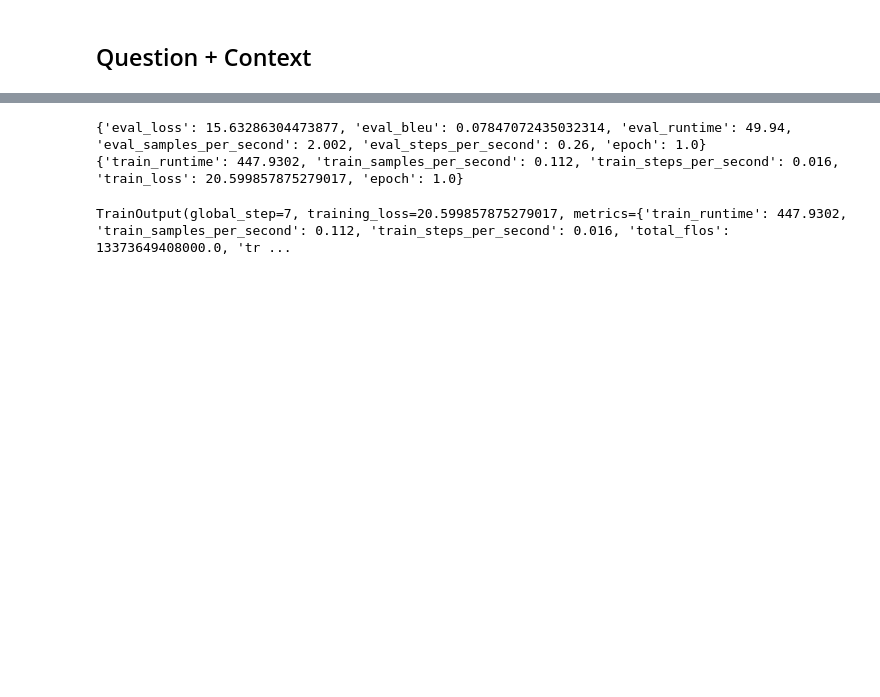
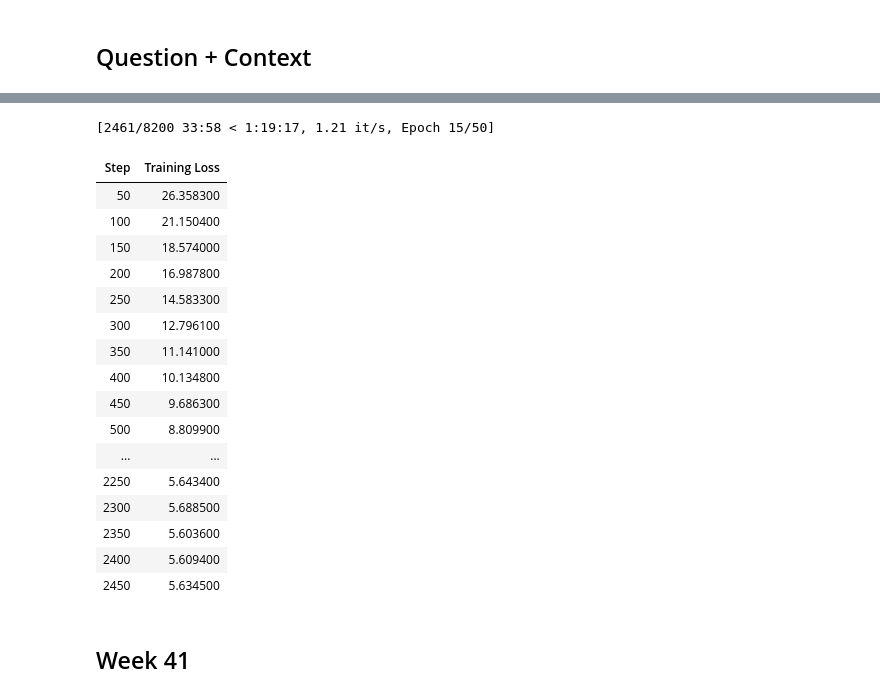
Before and after one commit to nygaardlarsen/NLP-Project, a Jupyter notebook: week39.ipynb, the cells around one changed output, grey strips where cells are left out. Drawn from its saved outputs; the diff is of its cells as text; code cells hidden in the pictures; blank space fills up the shorter version.

```diff
--- a/week39.ipynb
+++ b/week39.ipynb
@@ -63,9 +56,9 @@ You are using the default legacy behaviour of the <class 'transformers.models.t5
 # %%
-# --- Device ---
-device = "cuda" if torch.cuda.is_available() else "cpu"
 
-# --- Load multilingual mBART50 model ---
-model_name = "facebook/mbart-large-50-many-to-many-mmt"
-tokenizer = AutoTokenizer.from_pretrained(model_name)
-model = AutoModelForSeq2SeqLM.from_pretrained(model_name).to(device)
+# device = "cuda" if torch.cuda.is_available() else "cpu"
+
+# Load multilingual mBART50 model
+# trans_model_name = "facebook/mbart-large-50-many-to-many-mmt"
+# trans_tokenizer = AutoTokenizer.from_pretrained(trans_model_name)
+# trans_model = AutoModelForSeq2SeqLM.from_pretrained(trans_model_name).to(device)
 # %%
@@ -257,43 +203,55 @@ def compute_metrics(eval_preds):
         "chrF": chrf_score
     }
 # %%
-import transformers
-from transformers import Seq2SeqTrainingArguments
-
 training_args = Seq2SeqTrainingArguments(
-    output_dir="./mt5-te-qa",
-    # evaluation_strategy="epoch",
-    # evaluate_during_training=True,
+    output_dir="/content/drive/MyDrive/translated_data/mt5-te-qa-checkpoints",
     label_smoothing_factor=0.1,
-    learning_rate=1e-4,
+    learning_rate=3e-5,
     per_device_train_batch_size=8,
     per_device_eval_batch_size=8,
     weight_decay=0.01,
     save_total_limit=2,
-    num_train_epochs=5,
+    save_strategy="epoch",
+    num_train_epochs=50,
     predict_with_generate=True,
-    logging_dir="./logs",
+    logging_dir="/content/drive/MyDrive/translated_data/logs",
     logging_steps=50,
     save_safetensors=False
 )
 # %%
-# n = 100
-# shuffled = tokenized_train.shuffle(seed=42)
-
-# tokenized_train = shuffled.select(range(n))
-
 trainer = Seq2SeqTrainer(
     model=model,
     args=training_args,
     train_dataset=tokenized_train,
     eval_dataset=tokenized_val,
     tokenizer=tokenizer,
     data_collator=data_collator,
     compute_metrics=compute_metrics,
 )
 
 trainer.train()
+
+final_dir = "/content/drive/MyDrive/translated_data/week39-model"
+
+os.makedirs(final_dir, exist_ok=True)
+model.save_pretrained(final_dir)
+tokenizer.save_pretrained(final_dir)
 # %% [output]
-{'eval_loss': 15.63286304473877, 'eval_bleu': 0.07847072435032314, 'eval_runtime': 49.94, 'eval_samples_per_second': 2.002, 'eval_steps_per_second': 0.26, 'epoch': 1.0}
-{'train_runtime': 447.9302, 'train_samples_per_second': 0.112, 'train_steps_per_second': 0.016, 'train_loss': 20.599857875279017, 'epoch': 1.0}
+[2461/8200 33:58 < 1:19:17, 1.21 it/s, Epoch 15/50]
-TrainOutput(global_step=7, training_loss=20.599857875279017, metrics={'train_runtime': 447.9302, 'train_samples_per_second': 0.112, 'train_steps_per_second': 0.016, 'total_flos': 13373649408000.0, 'tr ...
+| Step | Training Loss |
+| 50 | 26.358300 |
+| 100 | 21.150400 |
+| 150 | 18.574000 |
+| 200 | 16.987800 |
+| 250 | 14.583300 |
+| 300 | 12.796100 |
+| 350 | 11.141000 |
+| 400 | 10.134800 |
+| 450 | 9.686300 |
+| 500 | 8.809900 |
+| ... | ... |
+| 2250 | 5.643400 |
+| 2300 | 5.688500 |
+| 2350 | 5.603600 |
+| 2400 | 5.609400 |
+| 2450 | 5.634500 |
@@ -371,3 +285,5 @@ results_unanswerable = trainer.evaluate(eval_dataset=val_unanswerable)
 
 print("Answerable:", results_answerable)
 print("Unanswerable:", results_unanswerable)
+# %% [markdown]
+## Week 41
```
Also changed, not shown: parts of 16 cells of this notebook, 12 other files.
